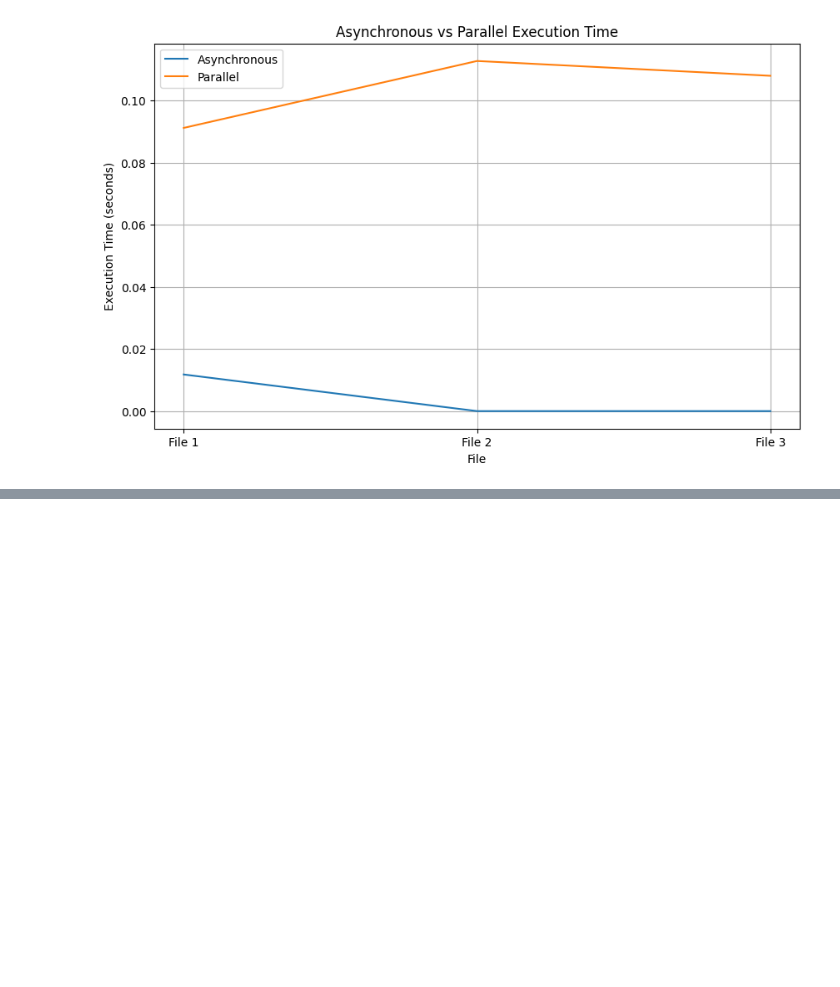
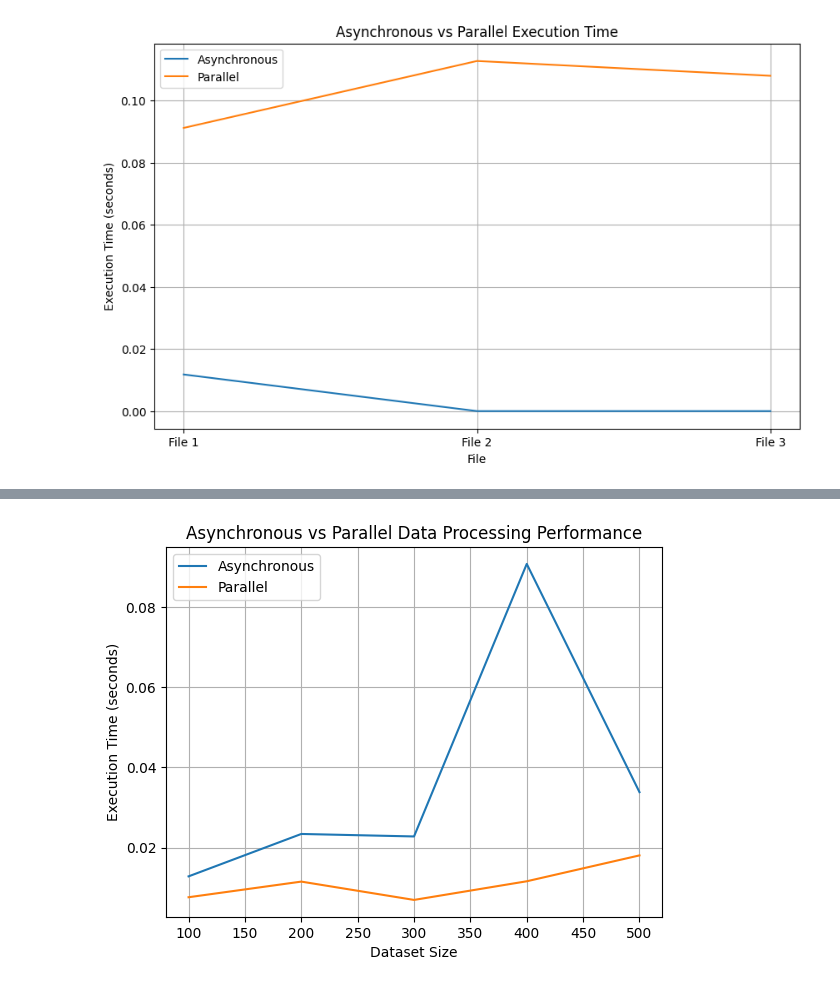
Before and after one commit to ShreyashBhardwaj/AnalysisoUseCases, a Jupyter notebook: Research Project.ipynb, the cells around one changed output, grey strips where cells are left out. Drawn from its saved outputs; the diff is of its cells as text; code cells hidden in the pictures; blank space fills up the shorter version.

```diff
--- a/Research Project.ipynb
+++ b/Research Project.ipynb
@@ -325,0 +573,51 @@ if __name__ == "__main__":
+# %%
+import asyncio
+import concurrent.futures
+import time
+import matplotlib.pyplot as plt
+import math
+
+# Define the data processing task (calculating square root)
+def data_processing_task(num):
+    return math.sqrt(num)
+
+# Asynchronous data processing function
+async def asynchronous_data_processing(data):
+    start_time = time.time()
+    await asyncio.gather(*[asyncio.to_thread(data_processing_task, num) for num in data])
+    return time.time() - start_time
+
+# Parallel data processing function
+def parallel_data_processing(data):
+    start_time = time.time()
+    with concurrent.futures.ThreadPoolExecutor() as executor:
+        list(executor.map(data_processing_task, data))
+    return time.time() - start_time
+
+# Main function to compare execution times and plot the graph
+async def main():
+    dataset_sizes = [100, 200, 300, 400, 500]  # Different sizes of datasets
+    asynchronous_times = []
+    parallel_times = []
+
+    for size in dataset_sizes:
+        data = [i for i in range(1, size+1)]  # Generate sample data
+        asynchronous_time = await asynchronous_data_processing(data)
+        parallel_time = parallel_data_processing(data)
+        asynchronous_times.append(asynchronous_time)
+        parallel_times.append(parallel_time)
+
+    # Plotting the graph
+    plt.plot(dataset_sizes, asynchronous_times, label='Asynchronous')
+    plt.plot(dataset_sizes, parallel_times, label='Parallel')
+    plt.title('Asynchronous vs Parallel Data Processing Performance')
+    plt.xlabel('Dataset Size')
+    plt.ylabel('Execution Time (seconds)')
+    plt.legend()
+    plt.grid(True)
+    plt.show()
+
+# Run the main coroutine within the event loop
+await main()
+# %% [output]
+[figure, added]
```
Also changed, not shown: parts of 5 cells of this notebook, 3 other files.
